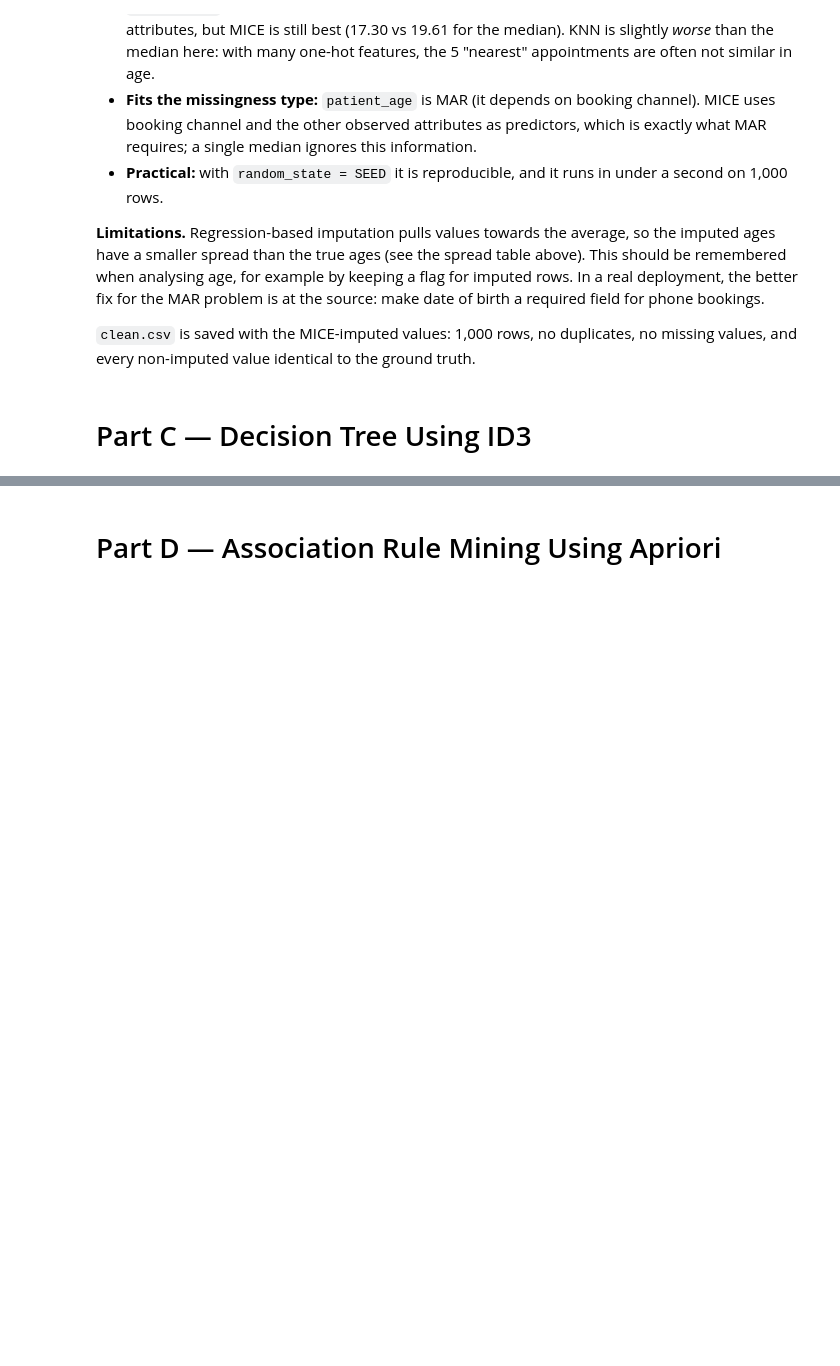
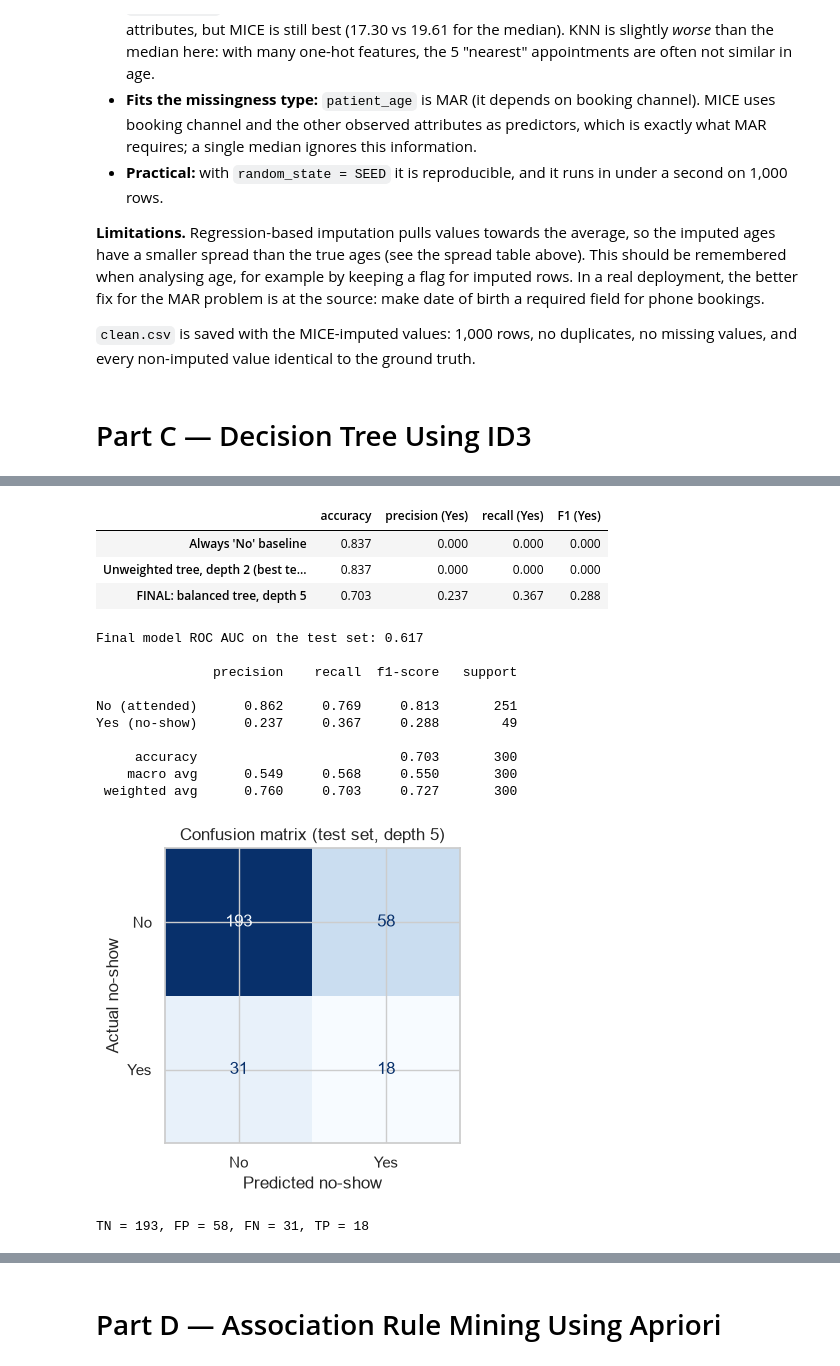
Before and after one commit to qist-tuah/WIE3007_A1_23001946, a Jupyter notebook: notebook/WIE3007_A1_23001946.ipynb, the cells around one changed output, grey strips where cells are left out. Cells and saved outputs as stored; diff of their text form; code cells hidden in the pictures; blank space fills up the shorter version.

```diff
--- a/notebook/WIE3007_A1_23001946.ipynb
+++ b/notebook/WIE3007_A1_23001946.ipynb
@@ -1073,0 +1383,49 @@ Ages 6-90 | fees RM 25.50-166.00
+# %%
+# ---------- C5.4 Final model: evaluation on the test set ----------
+final_tree = DecisionTreeClassifier(criterion="entropy", max_depth=FINAL_DEPTH, class_weight="balanced",
+                                    random_state=SEED).fit(X_train, y_train)
+y_pred = final_tree.predict(X_test)
+
+def metrics(y_true, y_hat):
+    return {"accuracy": accuracy_score(y_true, y_hat),
+            "precision (Yes)": precision_score(y_true, y_hat, zero_division=0),
+            "recall (Yes)": recall_score(y_true, y_hat, zero_division=0),
+            "F1 (Yes)": f1_score(y_true, y_hat, zero_division=0)}
+
+simple_tree = DecisionTreeClassifier(criterion="entropy", max_depth=2, random_state=SEED).fit(X_train, y_train)
+comparison = pd.DataFrame({
+    "Always 'No' baseline": metrics(y_test, np.zeros_like(y_test)),
+    "Unweighted tree, depth 2 (best test accuracy)": metrics(y_test, simple_tree.predict(X_test)),
+    f"FINAL: balanced tree, depth {FINAL_DEPTH}": metrics(y_test, y_pred),
+}).T
+display(comparison.round(3))
+print(f"Final model ROC AUC on the test set: {roc_auc_score(y_test, final_tree.predict_proba(X_test)[:, 1]):.3f}\n")
+print(classification_report(y_test, y_pred, target_names=["No (attended)", "Yes (no-show)"], digits=3))
+
+cm = confusion_matrix(y_test, y_pred)
+fig, ax = plt.subplots(figsize=(4.8, 4))
+ConfusionMatrixDisplay(cm, display_labels=["No", "Yes"]).plot(ax=ax, cmap="Blues", colorbar=False)
+ax.grid(False)   # remove the seaborn grid lines that would cross the cells
+ax.set(title=f"Confusion matrix (test set, depth {FINAL_DEPTH})", xlabel="Predicted no-show", ylabel="Actual no-show")
+plt.tight_layout()
+plt.savefig(FIG_DIR + "c5_confusion_matrix.png", dpi=150, bbox_inches="tight")
+plt.show()
+tn, fp, fn, tp = cm.ravel()
+print(f"TN = {tn}, FP = {fp}, FN = {fn}, TP = {tp}")
+# %% [output]
+|  | accuracy | precision (Yes) | recall (Yes) | F1 (Yes) |
+| Always 'No' baseline | 0.837 | 0.000 | 0.000 | 0.000 |
+| Unweighted tree, depth 2 (best te... | 0.837 | 0.000 | 0.000 | 0.000 |
+| FINAL: balanced tree, depth 5 | 0.703 | 0.237 | 0.367 | 0.288 |
+Final model ROC AUC on the test set: 0.617
+
+               precision    recall  f1-score   support
+
+No (attended)      0.862     0.769     0.813       251
+Yes (no-show)      0.237     0.367     0.288        49
+
+     accuracy                          0.703       300
+    macro avg      0.549     0.568     0.550       300
+ weighted avg      0.760     0.703     0.727       300
+[figure, added]
+TN = 193, FP = 58, FN = 31, TP = 18
```
Also changed, not shown: parts of 14 cells of this notebook, 6 other files.
